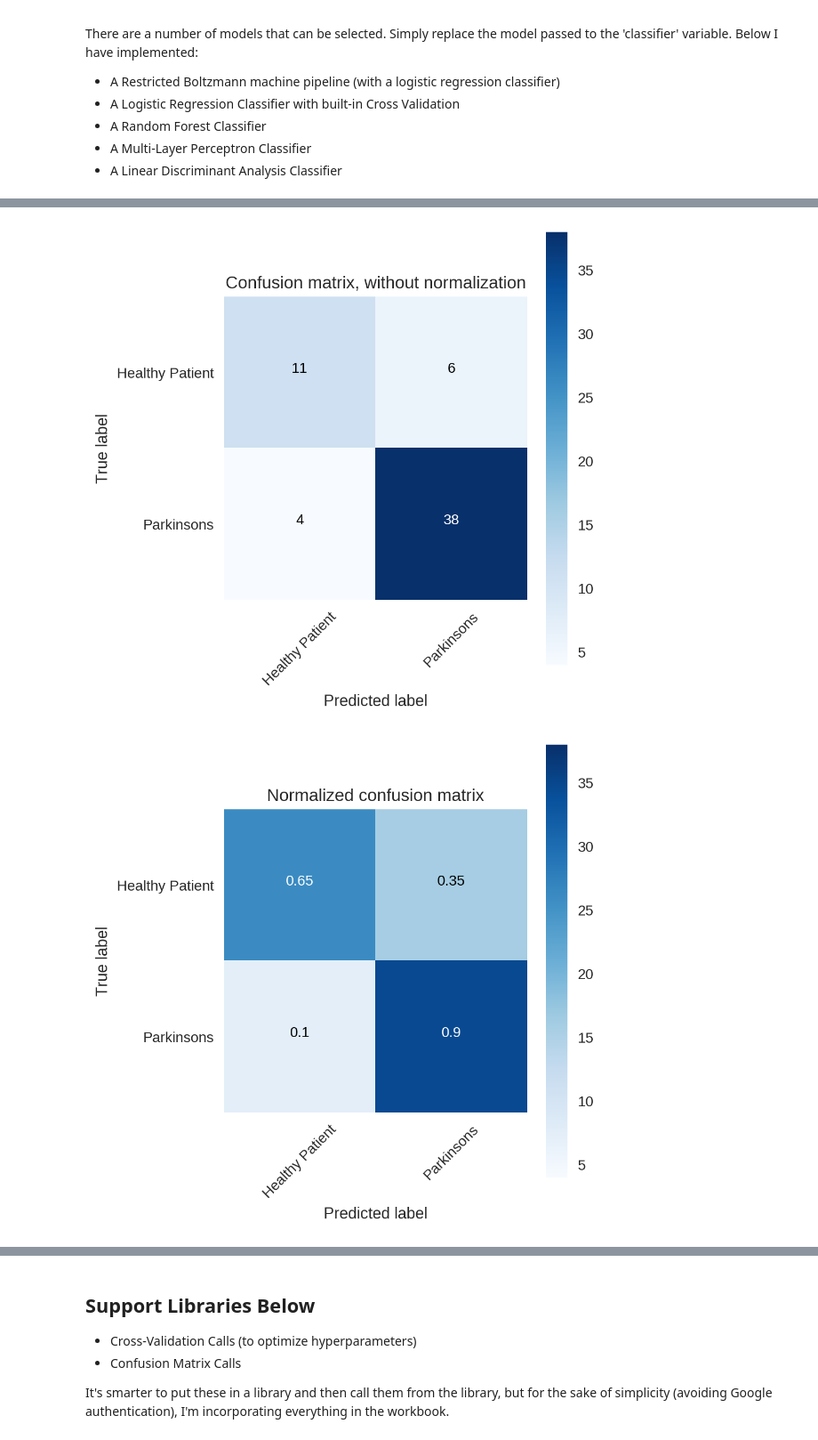
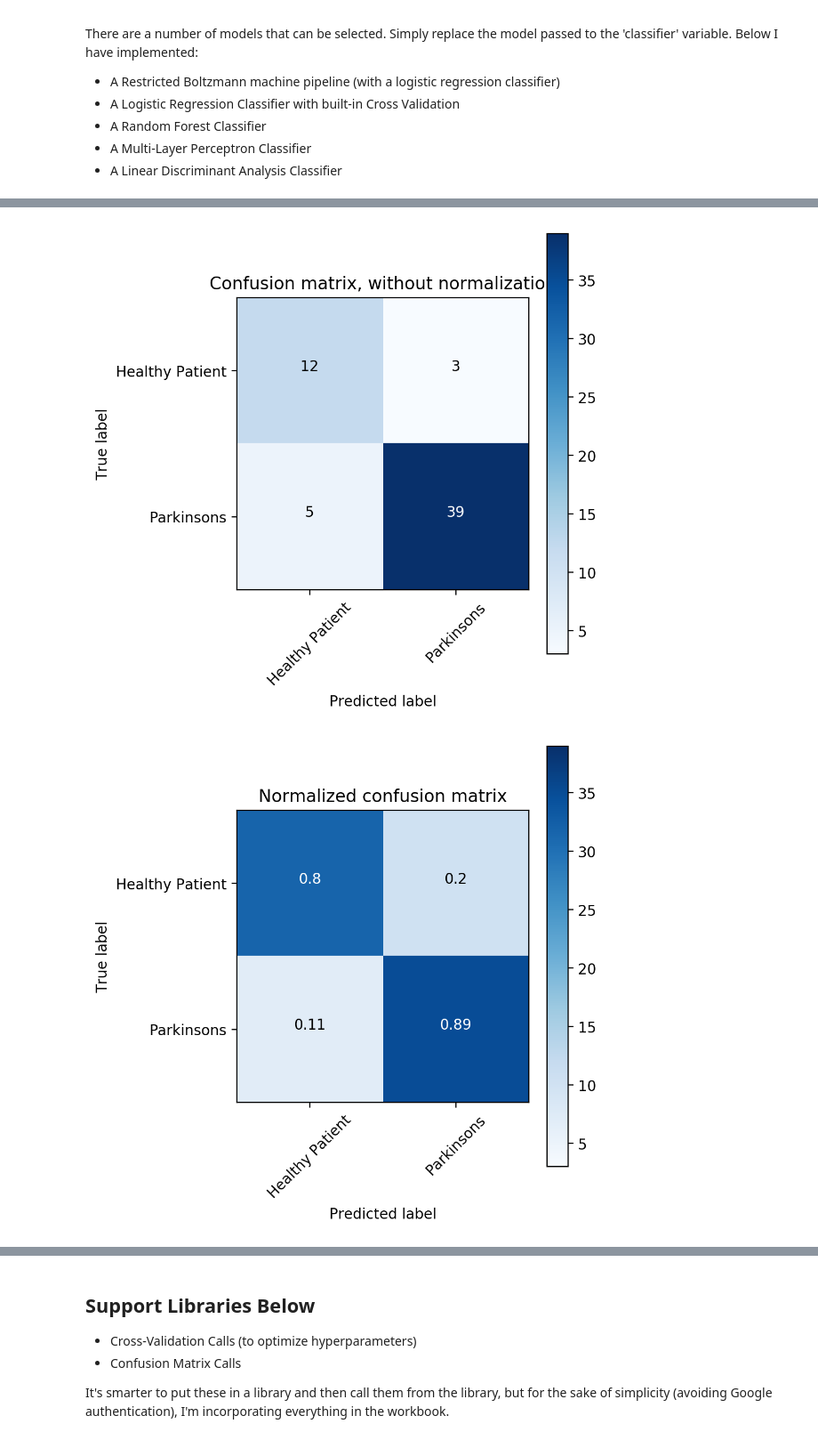
Before and after one commit to todnewman/coe_training, a Jupyter notebook: Basic_Supervised_Machine_Learning.ipynb, the cells around one changed output, grey strips where cells are left out. Shown: that part at 89% size. Saved outputs shown, nothing was run; the diff lists cells and outputs as text; code cells hidden in the pictures.

```diff
--- a/Basic_Supervised_Machine_Learning.ipynb
+++ b/Basic_Supervised_Machine_Learning.ipynb
@@ -305,7 +327,7 @@ from sklearn import linear_model
 from sklearn.discriminant_analysis import LinearDiscriminantAnalysis as LDA
 
 
-def classify_predict(filename_train, target, model, out_filename):
+def classify_predict(filename_train, target, model, use_imblearn, out_filename):
 
     df = pd.read_csv(filename_train, parse_dates=True)
 
@@ -317,7 +339,7 @@ def classify_predict(filename_train, target, model, out_filename):
     df_train, Name = prep_dataframe(df, 'train', target)
 
     # Split data: 40% of data goes into the test set, Use target 13 (4wk CPI prediction)
-    X_train, X_test, y_train, y_test = split_data(df_train, 0.30, False, target) # Predict_flag = False
+    X_train, X_test, y_train, y_test = split_data(df_train, 0.30, False, use_imblearn, target) # Predict_flag = False
 
     print ("Model hyperparameters:")
 
@@ -328,7 +350,7 @@ def classify_predict(filename_train, target, model, out_filename):
 
     ck_array = []
 
-    # This is useful for small datasets... lets fit the data multiple times.  Simulates K-Fold when you have tiny data.
+    # Fit the model below, then predict values for the test dataset.
 
     model.fit(X_train, y_train)
     predicted = model.predict(X_test) # These are the Targets we predict (to compare to the expected values later)
@@ -336,8 +358,6 @@ def classify_predict(filename_train, target, model, out_filename):
     ck_score = cohen_kappa_score(y_test, predicted)
 
     expected = y_test # This is the values of the Target that we 'know' from the historical data
-
-    #roc(model, df_train, target) # No ROC Curves for multi-class classification
 
     # summarize the fit of the model
 
@@ -371,6 +391,7 @@ def classify_predict(filename_train, target, model, out_filename):
     print("Cohen's Kappa Score compares estimator performance with a random baseline estimator.")
     print("Avg. Cohen-Kappa Score %8.2f\n" % ck_score)
 
+    # Uncomment the below if you have new X measurements to predict.  This is not the case for this example.
 
     '''
     Predict future results
@@ -379,7 +400,7 @@ def classify_predict(filename_train, target, model, out_filename):
 
     df_pred, Name = prep_dataframe(df_predict, 'predict', 'classification', target)
 
-    X_predict, y_bogus = split_data(df_pred, 0, True, target) # Predict_flag = True
+    X_predict, y_bogus = split_data(df_pred, 0, True, use_imblearn, target) # Predict_flag = True
 
     predict_val = model.predict(X_predict)
     probs = model.predict_proba(X_predict)[:,1]
@@ -410,12 +431,12 @@ There are a number of models that can be selected.  Simply replace the model pas
 # %%
 #  Main routine.  Feel free to switch models or test new models by passing to the classifier variable.
 
+#
+#  Flag to determine if we use the SMOTE algorithm to do synthetic oversampling.  Addresses unbalanced data.
+#
+use_imblearn = False
+
 out_filename = 'parkinsons_out.csv' # output file with predictions
-
-#  RBM Pipeline
-rbm = BernoulliRBM(n_components = 200, learning_rate=0.001, n_iter=20)
-logistic = linear_model.LogisticRegression(C=100.0, penalty='l2', solver = 'liblinear', tol=1e-6)
-model_rbm = Pipeline(steps=[('rbm', rbm), ('logistic', logistic)])
 
 #  Logistic Regression with Cross-Validation
 logisticcv = linear_model.LogisticRegressionCV(class_weight='balanced', scoring='roc_auc', n_jobs=-1, max_iter=10000, verbose=1)
@@ -430,8 +451,8 @@ model_nn= MLPClassifier(solver='adam', alpha=1e-5, shuffle=True, hidden_layer_si
 #  LDA Model
 model_lda = LDA(n_components=3)
 
-classifier = model_nn  # feel free to switch models around
+classifier = model_rf  # feel free to switch models around
 
-classify_predict(filename, target, classifier, out_filename)
+classify_predict(filename, target, classifier, use_imblearn, out_filename)
 # %% [output]
 For all other conversions use the data-type specific converters pd.to_datetime, pd.to_timedelta and pd.to_numeric.
@@ -466,2 +478,2 @@ CONFUSION MATRIX
-[figure, old version]
+[figure, new version]
-[figure, old version]
+[figure, new version]
```
Also changed, not shown: parts of 5 cells of this notebook.
